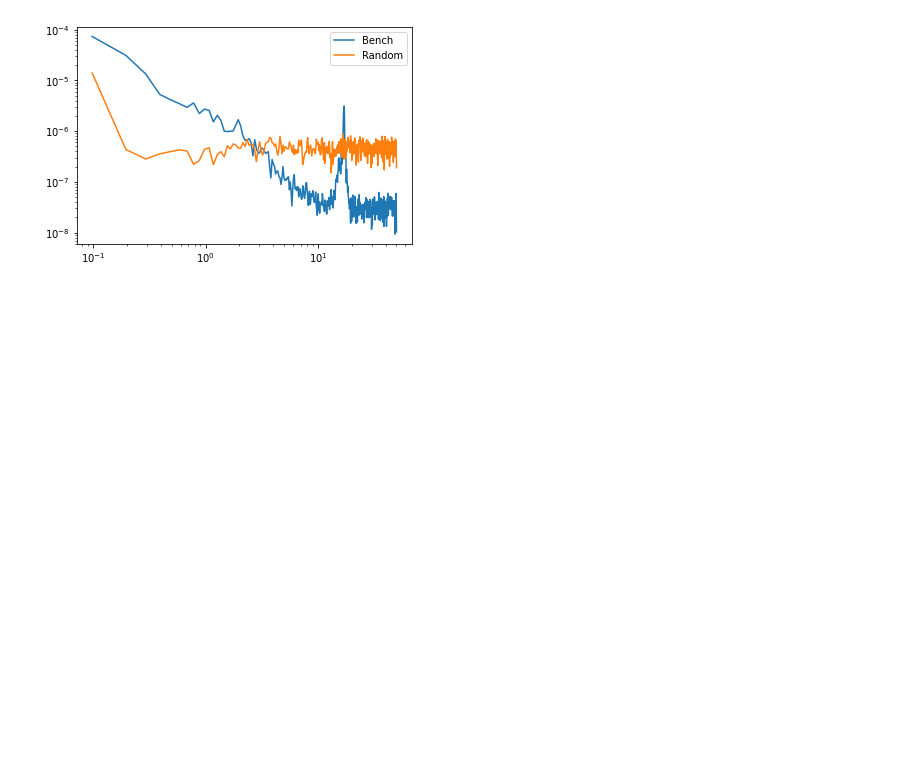
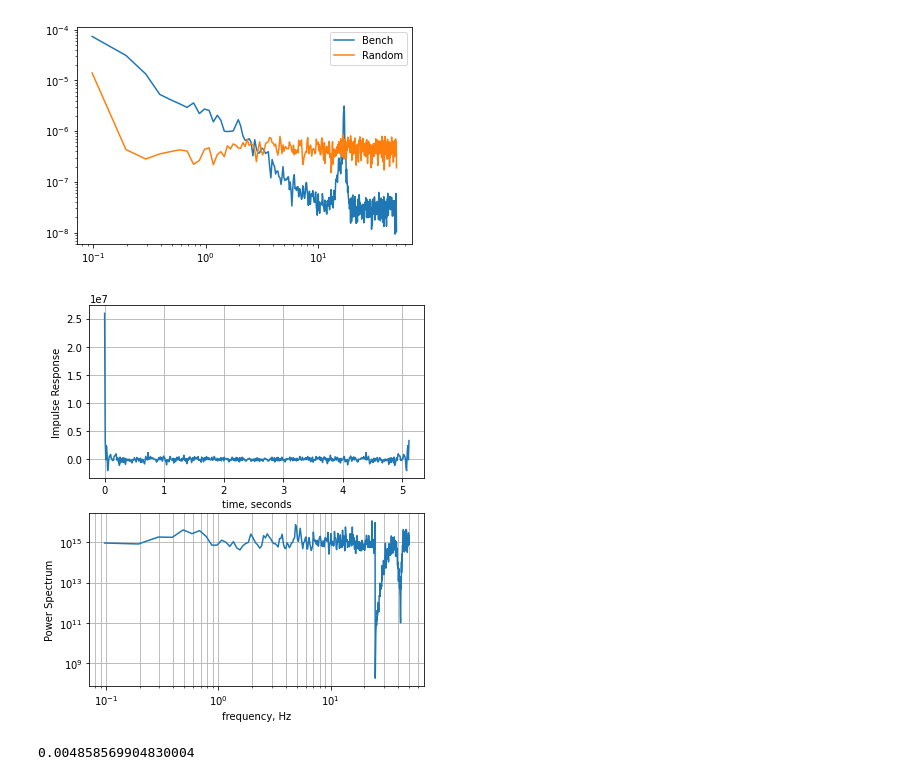
Before and after one commit to aditya-sengupta/seallqg, a Jupyter notebook: notebooks/notch_filter.ipynb, the cells around one changed output. Saved outputs shown, nothing was run; the diff lists cells and outputs as text; code cells hidden in the pictures; blank space fills up the shorter version.

```diff
--- a/notebooks/notch_filter.ipynb
+++ b/notebooks/notch_filter.ipynb
@@ -49,3 +50,11 @@ plt.legend()
 # %% [output]
 <matplotlib.legend.Legend at 0x...>
 [figure]
+# %%
+x = design_filt(dt=0.01, tf=1/p)
+# %% [output]
+[figure, added]
+# %%
+rms(ol[1000:])
+# %% [output]
+0.004858569904830004
```
Also changed, not shown: parts of 10 cells of this notebook, 2 other files.
